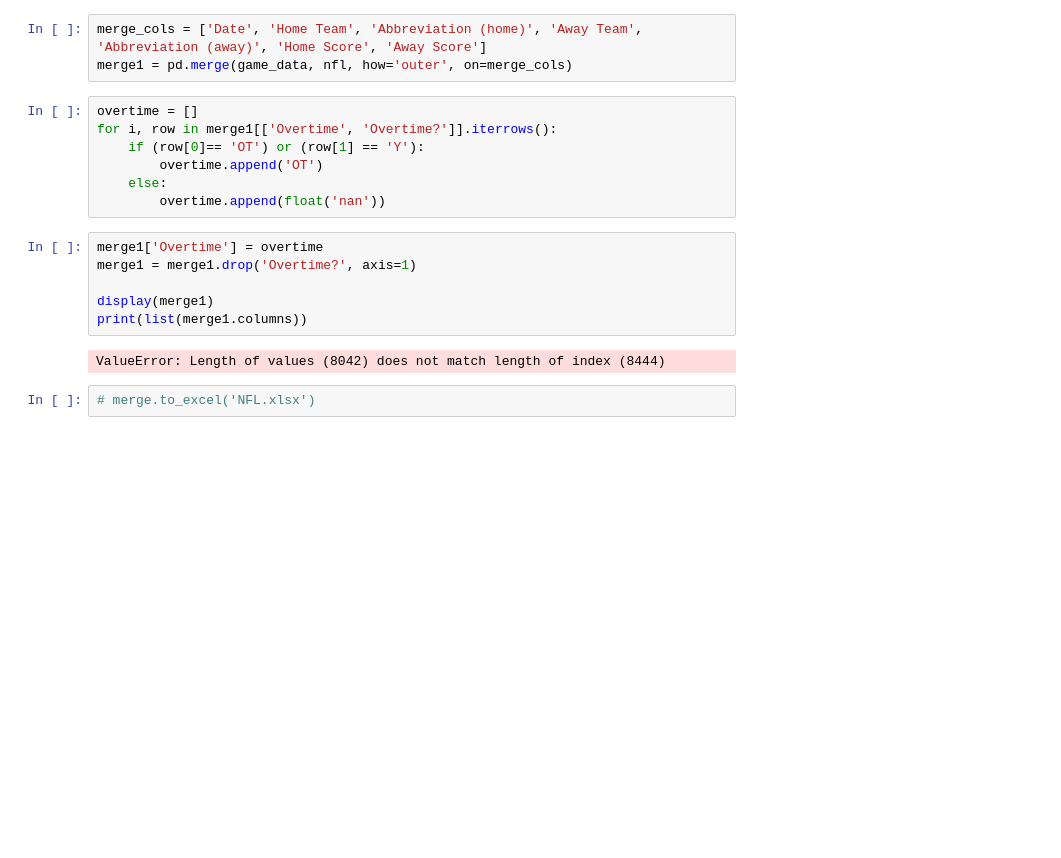
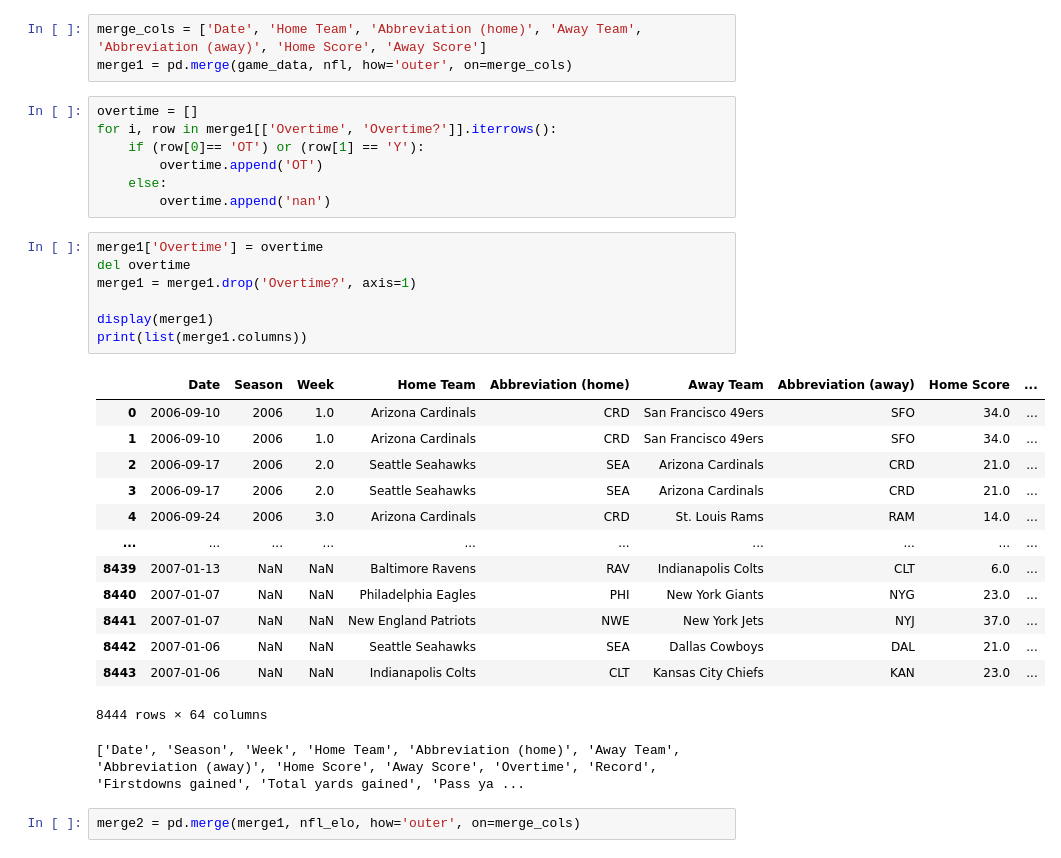
Before and after one commit to fede6590/Move37AI, a Jupyter notebook: EDA.ipynb, the cells around one changed output. Cells and saved outputs as stored; diff of their text form; blank space fills up the shorter version.

```diff
--- a/EDA.ipynb
+++ b/EDA.ipynb
@@ -417,14 +417,28 @@ for i, row in merge1[['Overtime', 'Overtime?']].iterrows():
     if (row[0]== 'OT') or (row[1] == 'Y'):
         overtime.append('OT')
     else:
-        overtime.append(float('nan'))
+        overtime.append('nan')
 # %%
 merge1['Overtime'] = overtime
+del overtime
 merge1 = merge1.drop('Overtime?', axis=1)
 
 display(merge1)
 print(list(merge1.columns))
 # %% [output]
+|  | Date | Season | Week | Home Team | Abbreviation (home) | Away Team | Abbreviation (away) | Home Score | ... |
+| 0 | 2006-09-10 | 2006 | 1.0 | Arizona Cardinals | CRD | San Francisco 49ers | SFO | 34.0 | ... |
+| 1 | 2006-09-10 | 2006 | 1.0 | Arizona Cardinals | CRD | San Francisco 49ers | SFO | 34.0 | ... |
+| 2 | 2006-09-17 | 2006 | 2.0 | Seattle Seahawks | SEA | Arizona Cardinals | CRD | 21.0 | ... |
+| 3 | 2006-09-17 | 2006 | 2.0 | Seattle Seahawks | SEA | Arizona Cardinals | CRD | 21.0 | ... |
+| 4 | 2006-09-24 | 2006 | 3.0 | Arizona Cardinals | CRD | St. Louis Rams | RAM | 14.0 | ... |
+| ... | ... | ... | ... | ... | ... | ... | ... | ... | ... |
+| 8439 | 2007-01-13 | NaN | NaN | Baltimore Ravens | RAV | Indianapolis Colts | CLT | 6.0 | ... |
+| 8440 | 2007-01-07 | NaN | NaN | Philadelphia Eagles | PHI | New York Giants | NYG | 23.0 | ... |
+| 8441 | 2007-01-07 | NaN | NaN | New England Patriots | NWE | New York Jets | NYJ | 37.0 | ... |
+| 8442 | 2007-01-06 | NaN | NaN | Seattle Seahawks | SEA | Dallas Cowboys | DAL | 21.0 | ... |
+| 8443 | 2007-01-06 | NaN | NaN | Indianapolis Colts | CLT | Kansas City Chiefs | KAN | 23.0 | ... |
-ValueError: Length of values (8042) does not match length of index (8444)
+8444 rows × 64 columns
+['Date', 'Season', 'Week', 'Home Team', 'Abbreviation (home)', 'Away Team', 'Abbreviation (away)', 'Home Score', 'Away Score', 'Overtime', 'Record', 'Firstdowns gained', 'Total yards gained', 'Pass ya ...
-# %%
-# merge.to_excel('NFL.xlsx')
+# %%
+merge2 = pd.merge(merge1, nfl_elo, how='outer', on=merge_cols)
```
Also changed, not shown: parts of 3 cells of this notebook, 2 other files.
